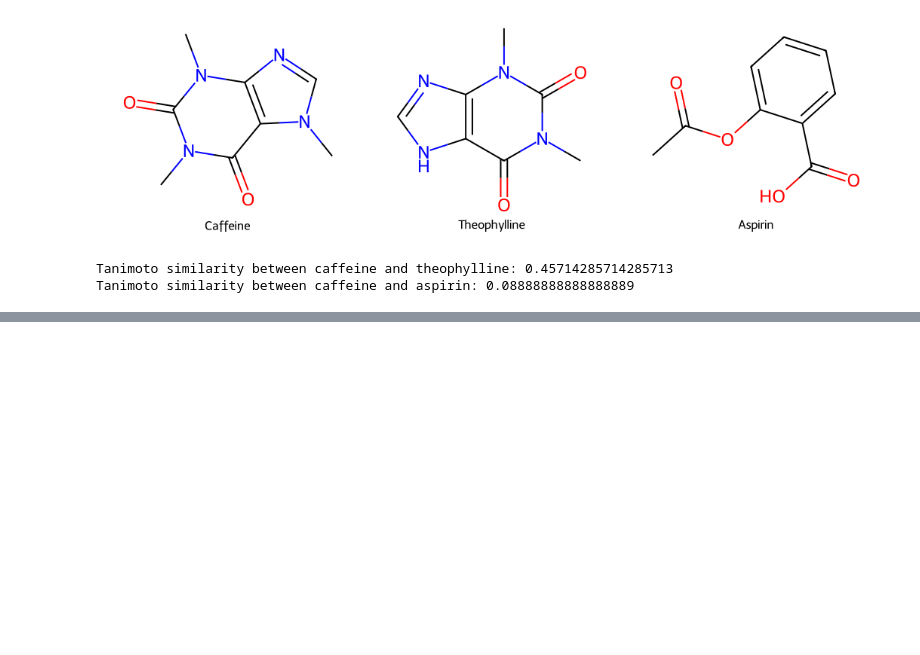
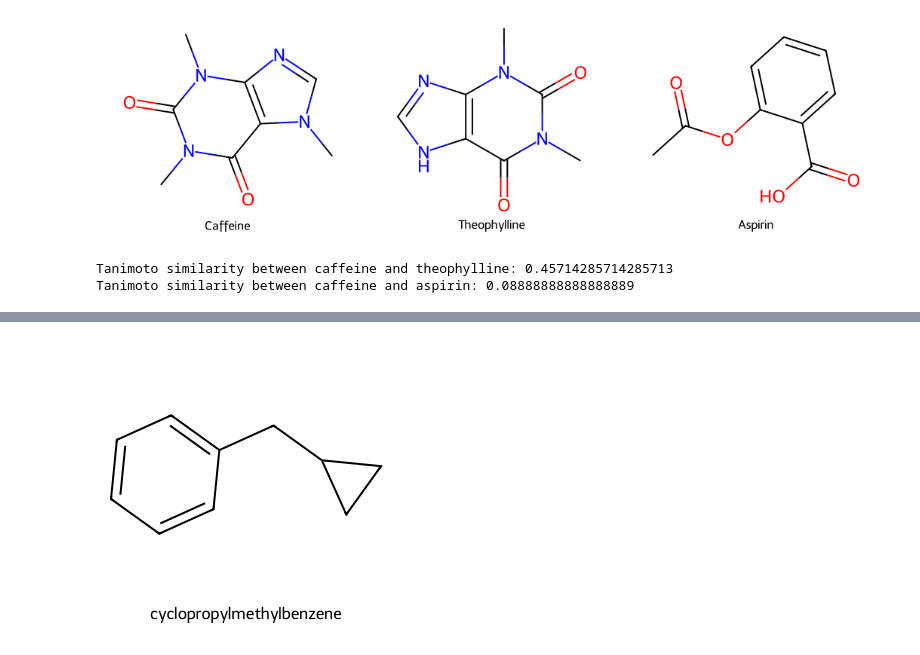
Before and after one commit to heyitsdipu/from-smiles-to-ml, a Jupyter notebook: Notebooks/03-rdkit-fingerprints.ipynb, the cells around one changed output, grey strips where cells are left out. Saved outputs shown, nothing was run; the diff lists cells and outputs as text; code cells hidden in the pictures; blank space fills up the shorter version.

Commit message:
Update 03-rdkit-fingerprints

```diff
--- a/Notebooks/03-rdkit-fingerprints.ipynb
+++ b/Notebooks/03-rdkit-fingerprints.ipynb
@@ -175,0 +188,10 @@ Tanimoto similarity between caffeine and aspirin: 0.08888888888888889
+# %%
+from rdkit import Chem
+from rdkit.Chem import Draw
+from rdkit.Chem import AllChem
+
+# Create a molecule from SMILES
+mol = Chem.MolFromSmiles('c1ccccc1CC1CC1')
+Draw.MolToImage(mol, size=(300, 300), legend="cyclopropylmethylbenzene")
+# %% [output]
+[figure, added]
```
Also changed, not shown: parts of 7 cells of this notebook, 1 other file.
